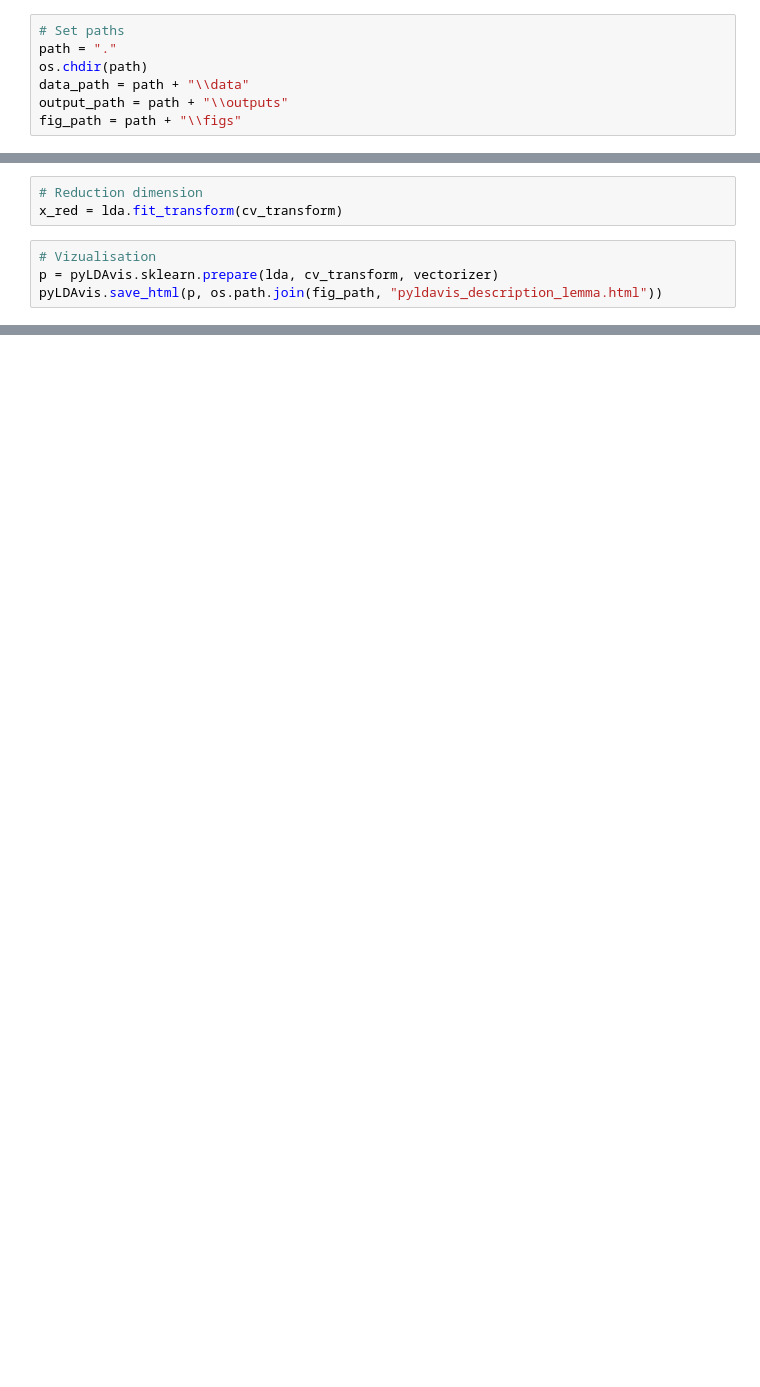
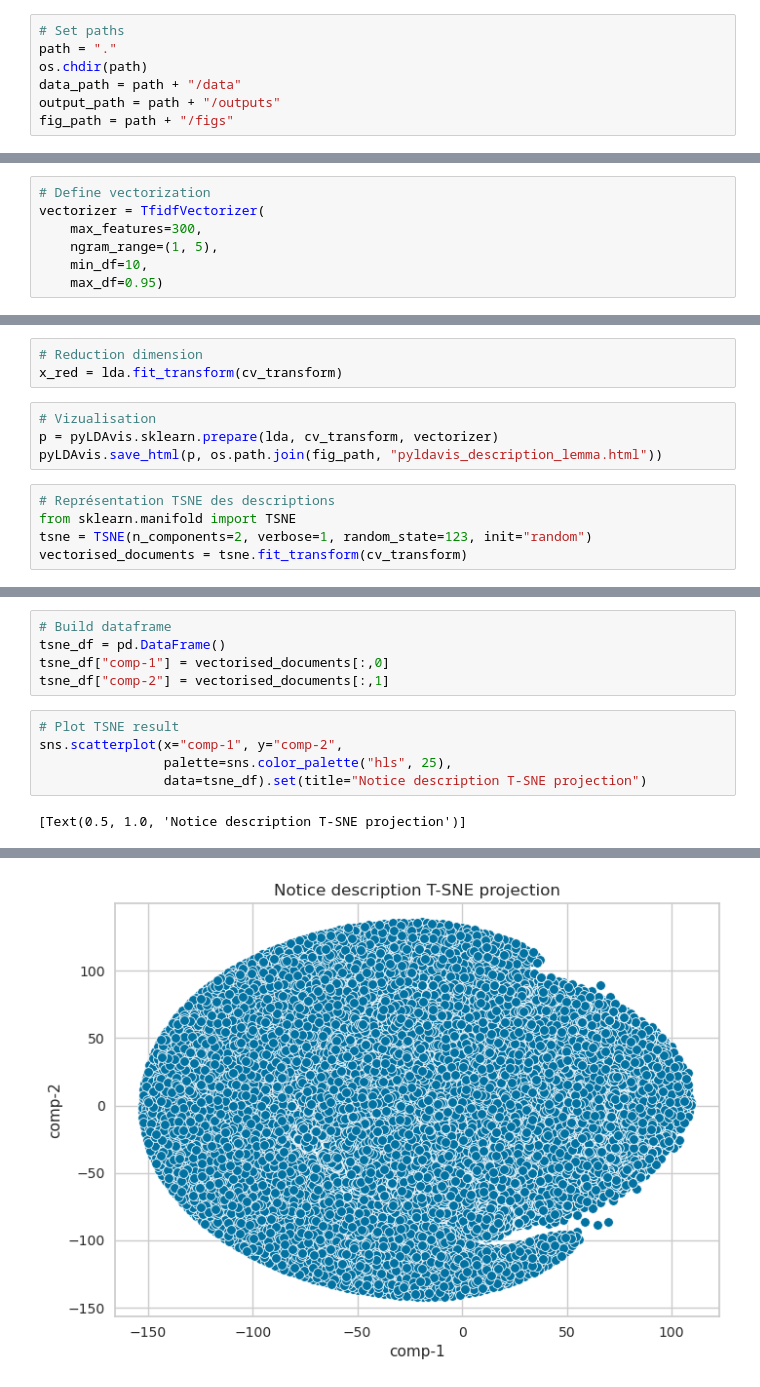
Before and after one commit to abes-esr/labo-indexation-ai, a Jupyter notebook: DataExploration.ipynb, the cells around one changed output, grey strips where cells are left out. Saved outputs shown, nothing was run; the diff lists cells and outputs as text; blank space fills up the shorter version.

```diff
--- a/DataExploration.ipynb
+++ b/DataExploration.ipynb
@@ -66,9 +80,9 @@ pyLDAvis.enable_notebook()
 # Set paths
 path = "."
 os.chdir(path)
-data_path = path + "\\data"
-output_path = path + "\\outputs"
-fig_path = path + "\\figs"
+data_path = path + "/data"
+output_path = path + "/outputs"
+fig_path = path + "/figs"
 # %% [markdown]
 ### Useful functions
 # %% [markdown]
@@ -298,3 +321,10 @@ plot_wordcloud(df['DESCR_processed'])
+# %%
+# Define vectorization
+vectorizer = TfidfVectorizer(
+    max_features=300,
+    ngram_range=(1, 5),
+    min_df=10,
+    max_df=0.95)
 # %%
 # Vectorization
 feature = 'DESCR_processed'
@@ -307,3 +339,8 @@ x_red = lda.fit_transform(cv_transform)
 # Vizualisation
 p = pyLDAvis.sklearn.prepare(lda, cv_transform, vectorizer)
 pyLDAvis.save_html(p, os.path.join(fig_path, "pyldavis_description_lemma.html"))
+# %%
+# Représentation TSNE des descriptions
+from sklearn.manifold import TSNE
+tsne = TSNE(n_components=2, verbose=1, random_state=123, init="random")
+vectorised_documents = tsne.fit_transform(cv_transform)
@@ -309,0 +365,12 @@ pyLDAvis.save_html(p, os.path.join(fig_path, "pyldavis_description_lemma.html"))
+# %%
+# Build dataframe
+tsne_df = pd.DataFrame()
+tsne_df["comp-1"] = vectorised_documents[:,0]
+tsne_df["comp-2"] = vectorised_documents[:,1]
+# %%
+# Plot TSNE result
+sns.scatterplot(x="comp-1", y="comp-2",
+                palette=sns.color_palette("hls", 25),
+                data=tsne_df).set(title="Notice description T-SNE projection")
+# %% [output]
+[Text(0.5, 1.0, 'Notice description T-SNE projection')]
@@ -309,0 +394 @@ pyLDAvis.save_html(p, os.path.join(fig_path, "pyldavis_description_lemma.html"))
+[figure, added]
```
Also changed, not shown: parts of 20 cells of this notebook, 2 other files.
